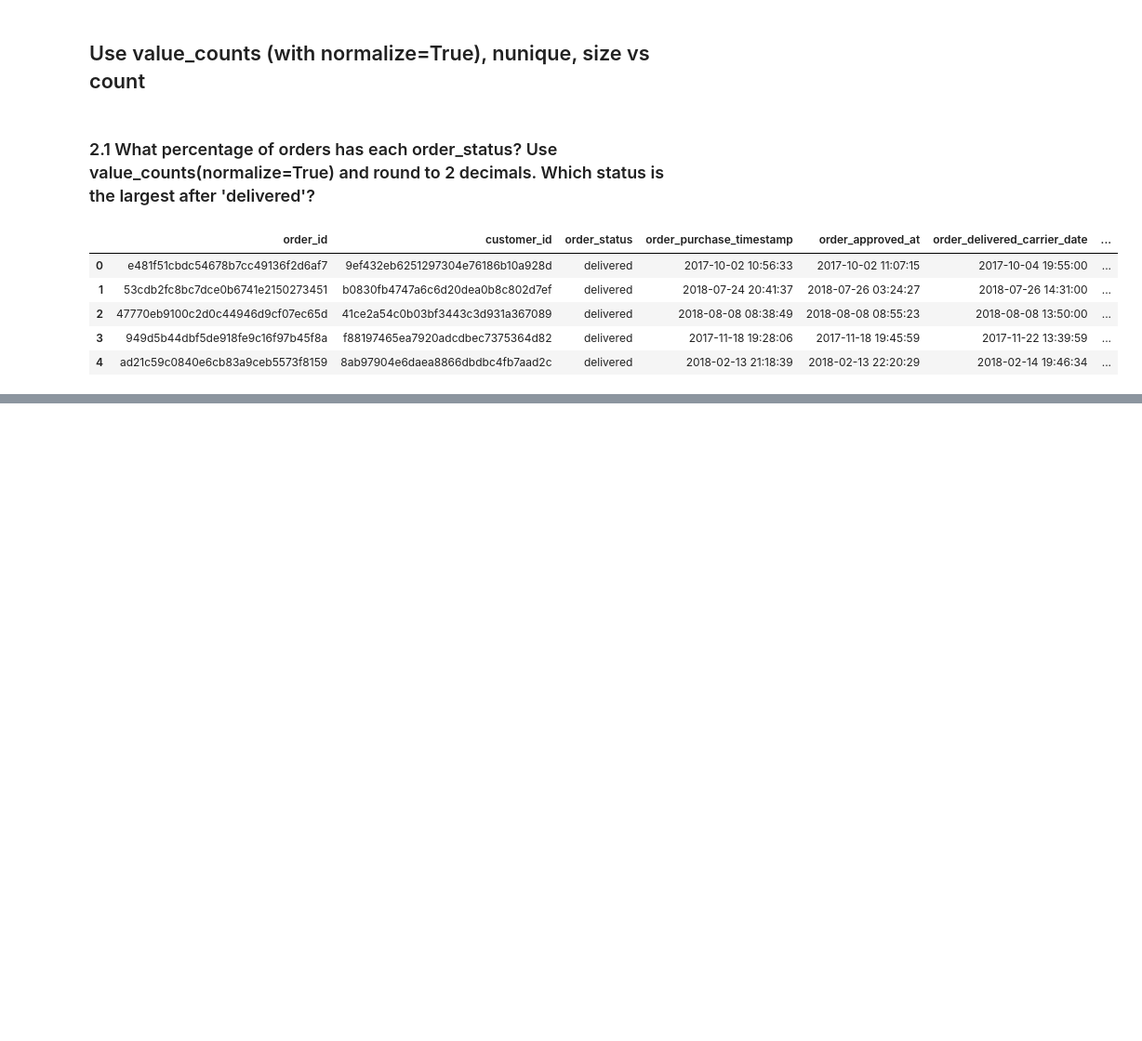
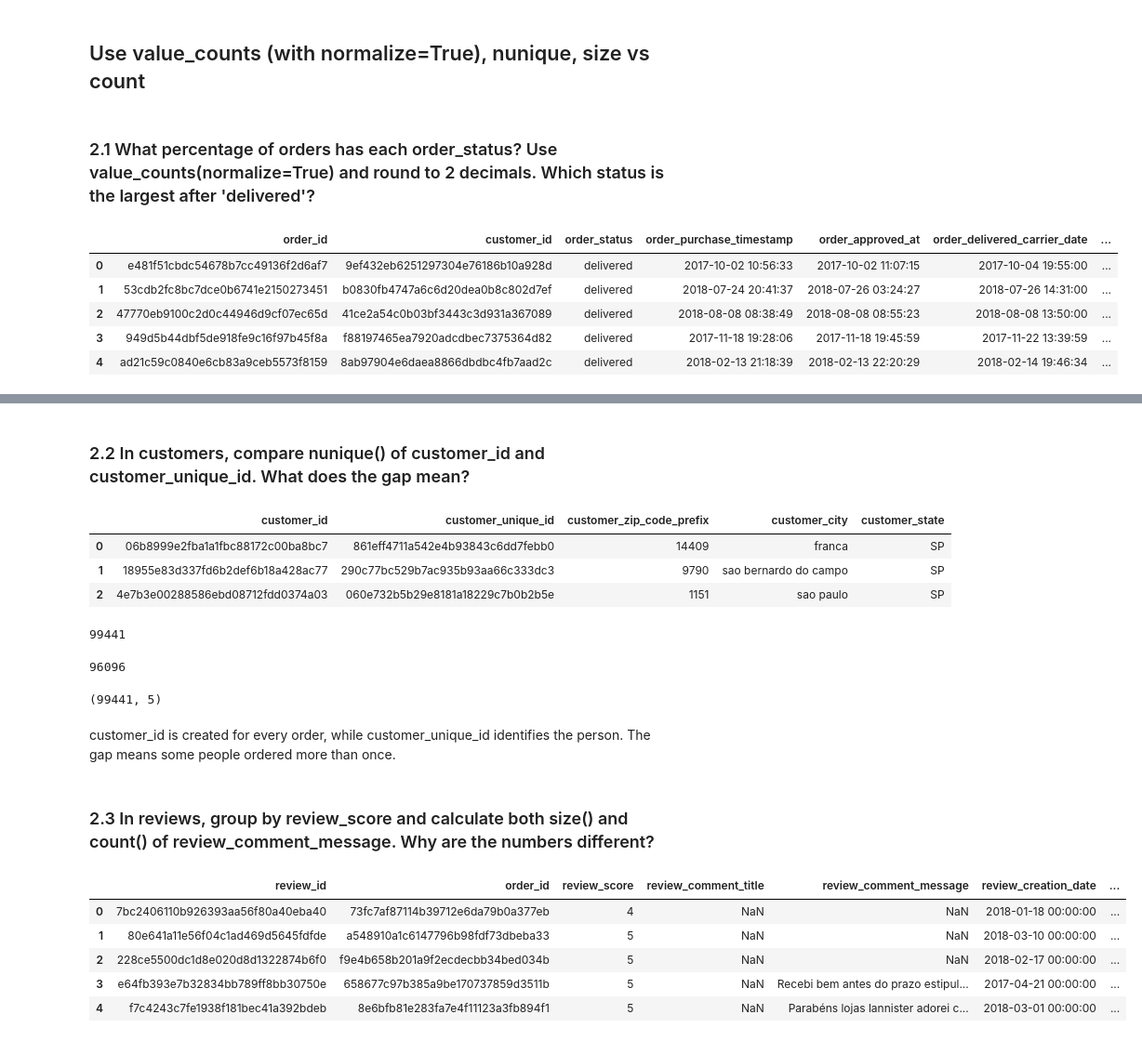
Before and after one commit to Lavishajagwani/Pandas_14_days, a Jupyter notebook: Notebooks/Day05.ipynb, the cells around one changed output, grey strips where cells are left out. Shown at 93% size. Saved outputs shown, nothing was run; the diff lists cells and outputs as text; code cells hidden in the pictures; blank space fills up the shorter version.

```diff
--- a/Notebooks/Day05.ipynb
+++ b/Notebooks/Day05.ipynb
@@ -208,0 +222,34 @@ orders.head()
+# %% [markdown]
+### 2.2 In customers, compare nunique() of customer_id and customer_unique_id. What does the gap mean?
+# %%
+customers.head(3)
+# %% [output]
+|  | customer_id | customer_unique_id | customer_zip_code_prefix | customer_city | customer_state |
+| 0 | 06b8999e2fba1a1fbc88172c00ba8bc7 | 861eff4711a542e4b93843c6dd7febb0 | 14409 | franca | SP |
+| 1 | 18955e83d337fd6b2def6b18a428ac77 | 290c77bc529b7ac935b93aa66c333dc3 | 9790 | sao bernardo do campo | SP |
+| 2 | 4e7b3e00288586ebd08712fdd0374a03 | 060e732b5b29e8181a18229c7b0b2b5e | 1151 | sao paulo | SP |
+# %%
+customers.customer_id.nunique()
+# %% [output]
+99441
+# %%
+customers.customer_unique_id.nunique()
+# %% [output]
+96096
+# %%
+customers.shape
+# %% [output]
+(99441, 5)
+# %% [markdown]
+customer_id is created for every order, while customer_unique_id identifies the person. The gap means some people ordered more than once.
+# %% [markdown]
+### 2.3 In reviews, group by review_score and calculate both size() and count() of review_comment_message. Why are the numbers different?
+# %%
+reviews.head()
+# %% [output]
+|  | review_id | order_id | review_score | review_comment_title | review_comment_message | review_creation_date | ... |
+| 0 | 7bc2406110b926393aa56f80a40eba40 | 73fc7af87114b39712e6da79b0a377eb | 4 | NaN | NaN | 2018-01-18 00:00:00 | ... |
+| 1 | 80e641a11e56f04c1ad469d5645fdfde | a548910a1c6147796b98fdf73dbeba33 | 5 | NaN | NaN | 2018-03-10 00:00:00 | ... |
+| 2 | 228ce5500dc1d8e020d8d1322874b6f0 | f9e4b658b201a9f2ecdecbb34bed034b | 5 | NaN | NaN | 2018-02-17 00:00:00 | ... |
+| 3 | e64fb393e7b32834bb789ff8bb30750e | 658677c97b385a9be170737859d3511b | 5 | NaN | Recebi bem antes do prazo estipul... | 2017-04-21 00:00:00 | ... |
+| 4 | f7c4243c7fe1938f181bec41a392bdeb | 8e6bfb81e283fa7e4f11123a3fb894f1 | 5 | NaN | Parabéns lojas lannister adorei c... | 2018-03-01 00:00:00 | ... |
```
Also changed, not shown: parts of 10 cells of this notebook.
